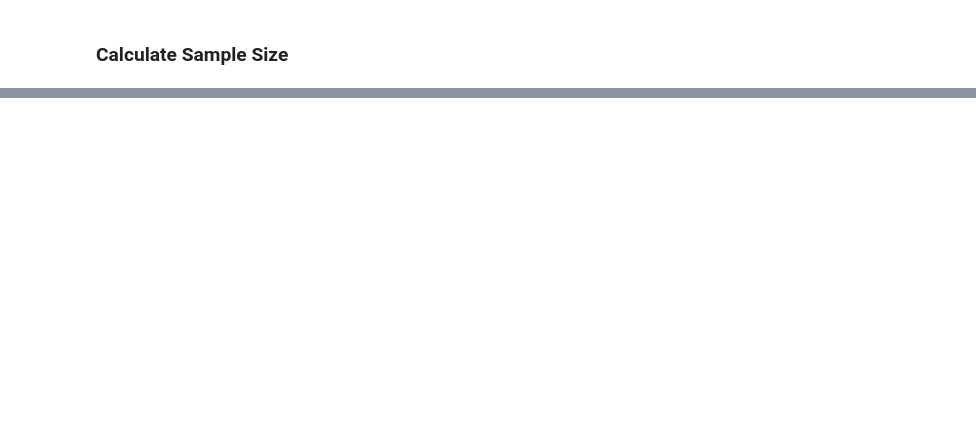
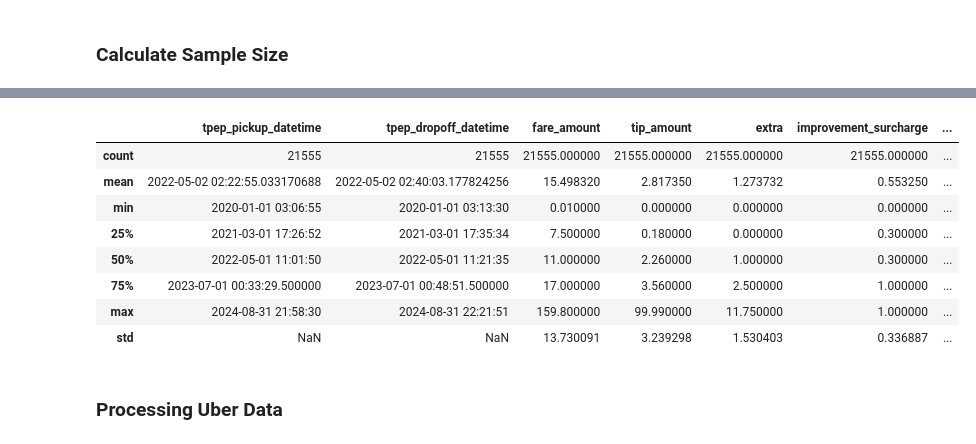
Before and after one commit to shao091/IEOR4501-Project-Group-15, a Jupyter notebook: Project Scaffolding.ipynb, the cells around one changed output, grey strips where cells are left out. Cells and saved outputs as stored; diff of their text form; code cells hidden in the pictures; blank space fills up the shorter version.

```diff
--- a/Project Scaffolding.ipynb
+++ b/Project Scaffolding.ipynb
@@ -228,0 +386,14 @@ def calculate_sample_size(population, confidence_level=0.95, margin_of_error=0.0
+# %%
+taxi_data.describe()
+# %% [output]
+|  | tpep_pickup_datetime | tpep_dropoff_datetime | fare_amount | tip_amount | extra | improvement_surcharge | ... |
+| count | 21555 | 21555 | 21555.000000 | 21555.000000 | 21555.000000 | 21555.000000 | ... |
+| mean | 2022-05-02 02:22:55.033170688 | 2022-05-02 02:40:03.177824256 | 15.498320 | 2.817350 | 1.273732 | 0.553250 | ... |
+| min | 2020-01-01 03:06:55 | 2020-01-01 03:13:30 | 0.010000 | 0.000000 | 0.000000 | 0.000000 | ... |
+| 25% | 2021-03-01 17:26:52 | 2021-03-01 17:35:34 | 7.500000 | 0.180000 | 0.000000 | 0.300000 | ... |
+| 50% | 2022-05-01 11:01:50 | 2022-05-01 11:21:35 | 11.000000 | 2.260000 | 1.000000 | 0.300000 | ... |
+| 75% | 2023-07-01 00:33:29.500000 | 2023-07-01 00:48:51.500000 | 17.000000 | 3.560000 | 2.500000 | 1.000000 | ... |
+| max | 2024-08-31 21:58:30 | 2024-08-31 22:21:51 | 159.800000 | 99.990000 | 11.750000 | 1.000000 | ... |
+| std | NaN | NaN | 13.730091 | 3.239298 | 1.530403 | 0.336887 | ... |
+# %% [markdown]
+### Processing Uber Data
```
Also changed, not shown: parts of 13 cells of this notebook.
